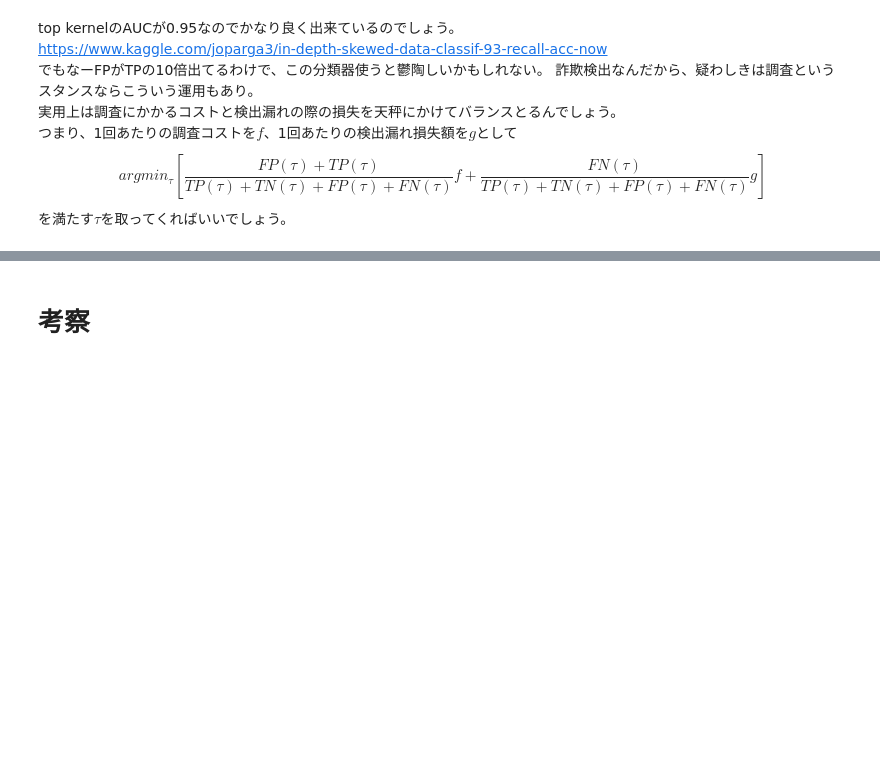
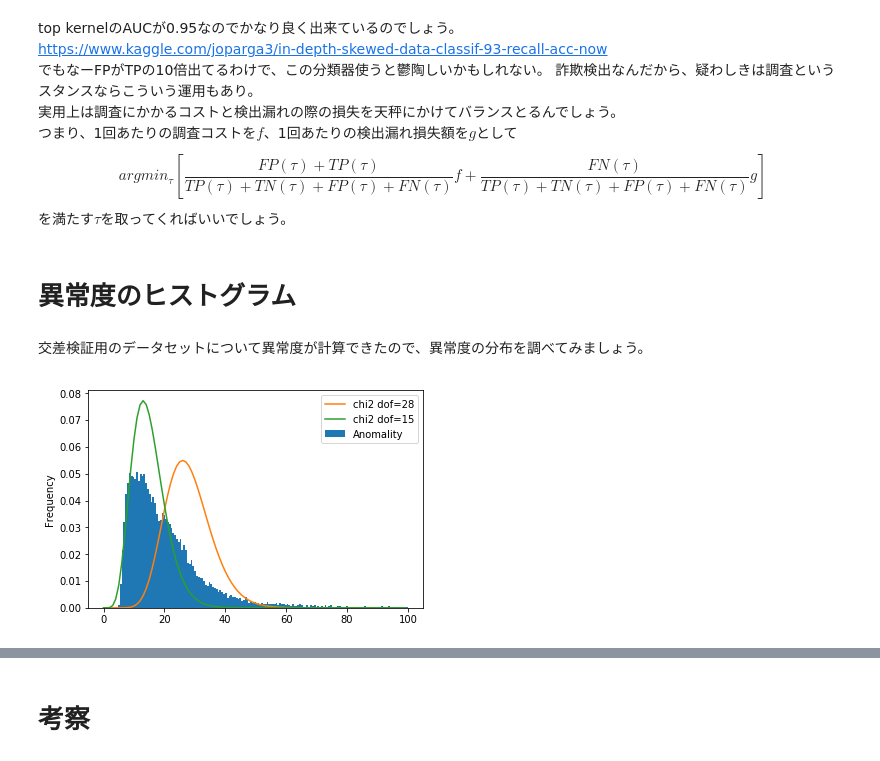
Before and after one commit to nagiton/anomaly_detection, a Jupyter notebook: T-sq_method.ipynb, the cells around one changed output, grey strips where cells are left out. Saved outputs shown, nothing was run; the diff lists cells and outputs as text; code cells hidden in the pictures; blank space fills up the shorter version.

```diff
--- a/T-sq_method.ipynb
+++ b/T-sq_method.ipynb
@@ -376,3 +377,26 @@ $$
 argmin_{\tau}\left[ \frac{FP(\tau)+TP(\tau)}{TP(\tau)+TN(\tau)+FP(\tau)+FN(\tau)}f+\frac{FN(\tau)}{TP(\tau)+TN(\tau)+FP(\tau)+FN(\tau)}g \right]
 $$
 を満たす$\tau$を取ってくればいいでしょう。
+# %% [markdown]
+# 異常度のヒストグラム
+# %% [markdown]
+交差検証用のデータセットについて異常度が計算できたので、異常度の分布を調べてみましょう。
+# %%
+hist_max=100
+
+df_result = pd.DataFrame({'Grand truth':target_test,"Anomality":list_anomality})
+df_result.plot(kind='hist', y="Anomality" , bins=int(np.sqrt(len(df_result))),
+               range=(0,hist_max), density=True)
+
+chi2_x = range(0,hist_max,1)
+chi2_y = [scipy.stats.chi2.pdf(x=x,df=28) for x in chi2_x]
+plt.plot(chi2_x,chi2_y,label="chi2 dof=28")
+
+chi2_x = range(0,hist_max,1)
+chi2_y = [scipy.stats.chi2.pdf(x=x,df=15) for x in chi2_x]
+plt.plot(chi2_x,chi2_y,label="chi2 dof=15")
+
+plt.legend()
+plt.show()
+# %% [output]
+[figure, added]
```
Also changed, not shown: parts of 9 cells of this notebook.
